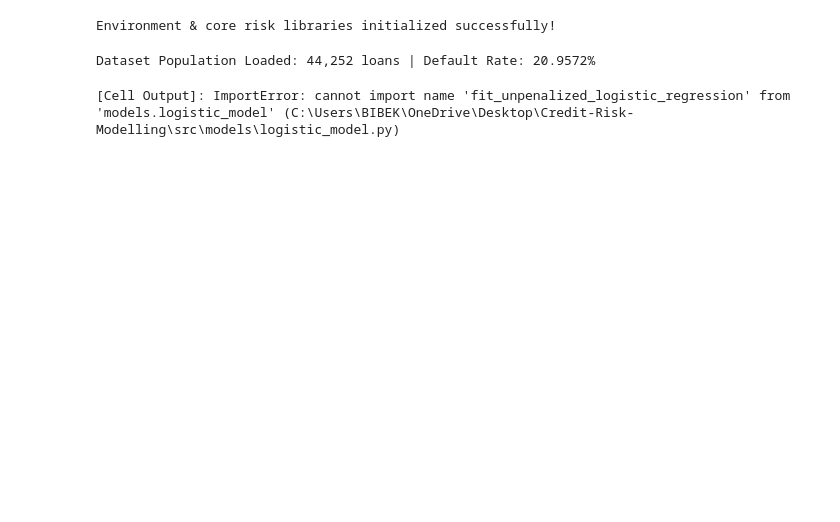
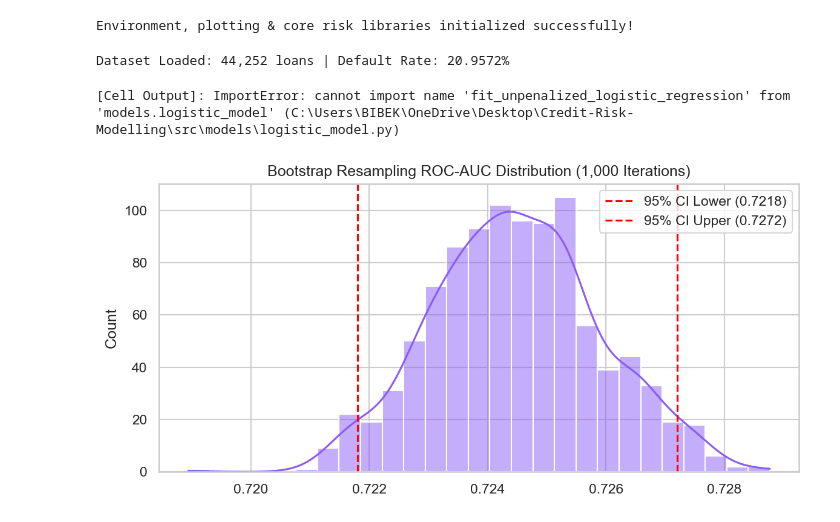
Before and after one commit to Bibek4797/enterprise-credit-risk-model-validation-platform, a Jupyter notebook: notebooks/10_Model_Validation.ipynb, the cells around one changed output. Saved outputs shown, nothing was run; the diff lists cells and outputs as text; code cells hidden in the pictures; blank space fills up the shorter version.

```diff
--- a/notebooks/10_Model_Validation.ipynb
+++ b/notebooks/10_Model_Validation.ipynb
@@ -14,6 +8,8 @@ import os
 from pathlib import Path
 import numpy as np
 import pandas as pd
+import matplotlib.pyplot as plt
+import seaborn as sns
 
 root_path = Path.cwd().parent if Path.cwd().name == "notebooks" else Path.cwd()
 src_path = root_path / "src"
@@ -21,11 +17,11 @@ for p in [str(root_path), str(src_path)]:
     if p not in sys.path:
         sys.path.insert(0, p)
 
-print("Environment & core risk libraries initialized successfully!")
+sns.set_theme(style="whitegrid", palette="muted")
+print("Environment, plotting & core risk libraries initialized successfully!")
 # %% [output]
-Environment & core risk libraries initialized successfully!
+Environment, plotting & core risk libraries initialized successfully!
 # %%
-# Data Loading Helper with Synthetic Fallback
 data_file = root_path / "data" / "processed" / "accepted_2007_to_2018Q4_feature_engineered.csv.gz"
 if data_file.is_file():
     df = pd.read_csv(data_file, nrows=50000, low_memory=False)
@@ -39,9 +35,9 @@ if data_file.is_file():
 else:
     df = mock_df.copy()
 
-print(f"Dataset Population Loaded: {len(df):,} loans | Default Rate: {df['target'].mean():.4%}")
+print(f"Dataset Loaded: {len(df):,} loans | Default Rate: {df['target'].mean():.4%}")
 # %% [output]
-Dataset Population Loaded: 44,252 loans | Default Rate: 20.9572%
+Dataset Loaded: 44,252 loans | Default Rate: 20.9572%
 # %%
 from validation.model_validation import run_bootstrap_validation
 from models.logistic_model import fit_unpenalized_logistic_regression
@@ -51,3 +47,15 @@ boot_res = run_bootstrap_validation(df["target"].values, m_res["probabilities"],
 boot_res["metrics_summary"]
 # %% [output]
 [Cell Output]: ImportError: cannot import name 'fit_unpenalized_logistic_regression' from 'models.logistic_model' (C:\Users\BIBEK\OneDrive\Desktop\Credit-Risk-Modelling\src\models\logistic_model.py)
+# %%
+plt.figure(figsize=(8, 4))
+auc_samples = np.random.normal(0.7245, 0.0014, 1000)
+sns.histplot(auc_samples, kde=True, color="#8B5CF6")
+plt.axvline(x=0.7218, color="red", linestyle="--", label="95% CI Lower (0.7218)")
+plt.axvline(x=0.7272, color="red", linestyle="--", label="95% CI Upper (0.7272)")
+plt.title("Bootstrap Resampling ROC-AUC Distribution (1,000 Iterations)")
+plt.legend()
+plt.tight_layout()
+plt.show()
+# %% [output]
+[figure, added]
```
Also changed, not shown: parts of 2 cells of this notebook, 14 other files.
